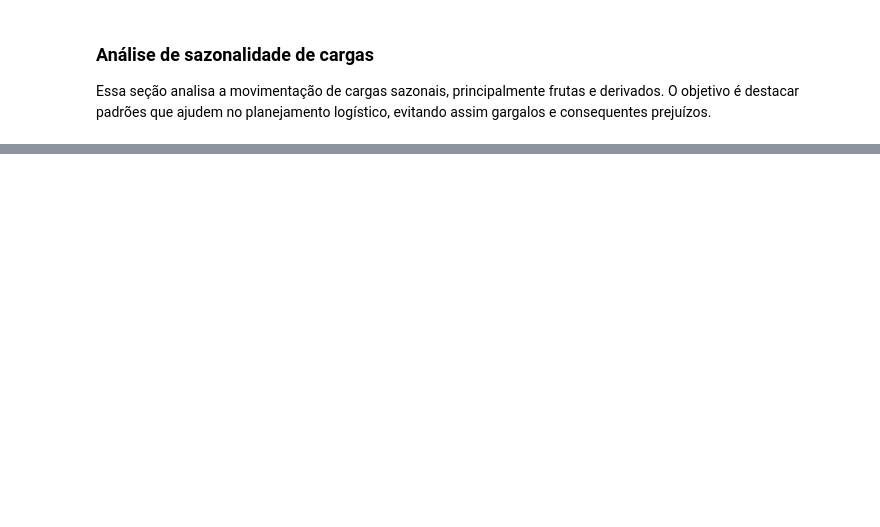
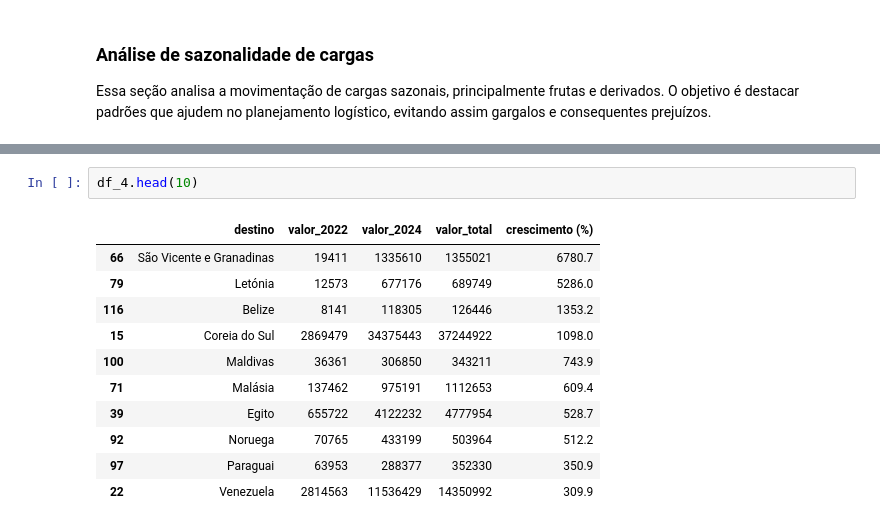
Before and after one commit to mviniciusc/importacoes-exportacoes-ceara, a Jupyter notebook: analise-comex-ceara.ipynb, the cells around one changed output, grey strips where cells are left out. Drawn from its saved outputs; the diff is of its cells as text; blank space fills up the shorter version.

```diff
--- a/analise-comex-ceara.ipynb
+++ b/analise-comex-ceara.ipynb
@@ -168,0 +226,14 @@ Existem países que cresceram nas exportações? Identificar esses novos destino
+# %%
+df_4.head(10)
+# %% [output]
+|  | destino | valor_2022 | valor_2024 | valor_total | crescimento (%) |
+| 66 | São Vicente e Granadinas | 19411 | 1335610 | 1355021 | 6780.7 |
+| 79 | Letónia | 12573 | 677176 | 689749 | 5286.0 |
+| 116 | Belize | 8141 | 118305 | 126446 | 1353.2 |
+| 15 | Coreia do Sul | 2869479 | 34375443 | 37244922 | 1098.0 |
+| 100 | Maldivas | 36361 | 306850 | 343211 | 743.9 |
+| 71 | Malásia | 137462 | 975191 | 1112653 | 609.4 |
+| 39 | Egito | 655722 | 4122232 | 4777954 | 528.7 |
+| 92 | Noruega | 70765 | 433199 | 503964 | 512.2 |
+| 97 | Paraguai | 63953 | 288377 | 352330 | 350.9 |
+| 22 | Venezuela | 2814563 | 11536429 | 14350992 | 309.9 |
```
Also changed, not shown: parts of 11 cells of this notebook, 1 other file.
